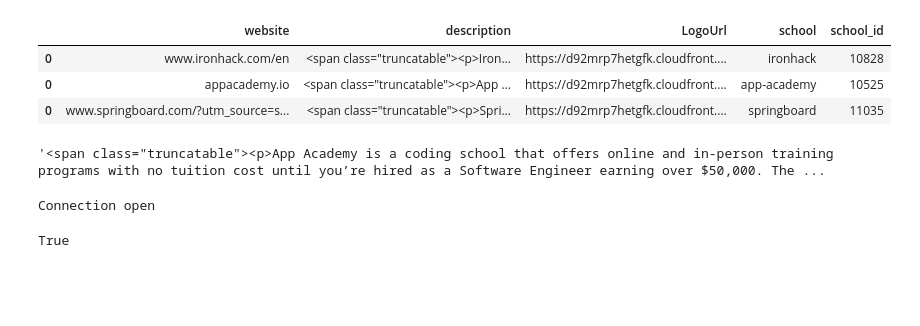
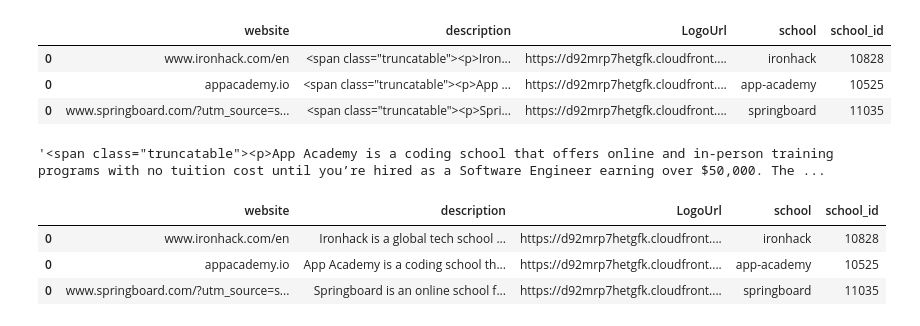
Before and after one commit to diogomaiog/sql-project, a Jupyter notebook: sql_project.ipynb, the cells around one changed output. Cells and saved outputs as stored; diff of their text form; code cells hidden in the pictures; blank space fills up the shorter version.

```diff
--- a/sql_project.ipynb
+++ b/sql_project.ipynb
@@ -238,53 +278,59 @@ schools.iloc[1,1]
 # %%
 # function to strip HTML tags
 # https://stackoverflow.com/questions/753052/strip-html-from-strings-in-python
 
 from io import StringIO
 from html.parser import HTMLParser
 
 class MLStripper(HTMLParser):
     def __init__(self):
         super().__init__()
         self.reset()
         self.strict = False
         self.convert_charrefs= True
         self.text = StringIO()
     def handle_data(self, d):
         self.text.write(d)
     def get_data(self):
         return self.text.getvalue()
 
 def strip_tags(html):
     s = MLStripper()
     s.feed(html)
     return s.get_data()
 
 # stripping html tags from schools description
 schools["description"] = [strip_tags(description) for description in schools["description"]]
-#schools.head()
 
 # Now we do the same for badges description
 badges["description"] = [strip_tags(description) for description in badges["description"]]
 #badges.head()
+
+schools.head()
+# %% [output]
+|  | website | description | LogoUrl | school | school_id |
+| 0 | www.ironhack.com/en | Ironhack is a global tech school ... | https://d92mrp7hetgfk.cloudfront.... | ironhack | 10828 |
+| 0 | appacademy.io | App Academy is a coding school th... | https://d92mrp7hetgfk.cloudfront.... | app-academy | 10525 |
+| 0 | www.springboard.com/?utm_source=s... | Springboard is an online school f... | https://d92mrp7hetgfk.cloudfront.... | springboard | 11035 |
 # %%
 # Creating connection to AWS
 
-import mysql.connector
+#import mysql.connector
 # cnx = mysql.connector.connect(user = 'root',password = 'admin', host ='localhost', database = 'sakila')
 
 # tries to create connection to aws database
 
-cnx = mysql.connector.connect(user = 'root',password = '30nFwx08pUda', host ='database-2.cfo0rthvst3c.eu-west-2.rds.amazonaws.com', database = 'sql_project')
+#cnx = mysql.connector.connect(user = 'root',password = '30nFwx08pUda', host ='database-2.cfo0rthvst3c.eu-west-2.rds.amazonaws.com', database = 'sql_project')
 
-if cnx.is_connected():
-    print("Connection open")
+#if cnx.is_connected():
+#    print("Connection open")
     # do stuff you need to the database
-else:
-    print("Connection is not successfully open")
+#else:
+#    print("Connection is not successfully open")
 
 # we need to define the object we will use to interact with the database
 
-cursor = cnx.cursor()
+#cursor = cnx.cursor()
 
 # Important notes:
 
@@ -301,19 +347,17 @@ cursor = cnx.cursor()
 
 # closes the door between python and SQL
 # cnx.close()
-# %% [output]
-Connection open
 # %%
 # Creating Tables
-query = ("""CREATE TABLE IF NOT EXISTS
-sql_project.demo(
-student_id INT PRIMARY KEY,
-student_name VARCHAR(52),
-email VARCHAR(32) DEFAULT "john_doe@gmail.com",
-coolness INT NOT NULL)""")
+# Method 1
+# query = ("""CREATE TABLE IF NOT EXISTS
+# sql_project.demo(
+# student_id INT PRIMARY KEY,
+# student_name VARCHAR(52),
+# email VARCHAR(32) DEFAULT "john_doe@gmail.com",
+# coolness INT NOT NULL)""")
 
-cursor.execute(query)
-cnx.commit()
-cursor.close()
+# cursor.execute(query)
+# cnx.commit()
+# cursor.close()
+# cnx.close()
-# %% [output]
-True
```
Also changed, not shown: parts of 10 cells of this notebook.
